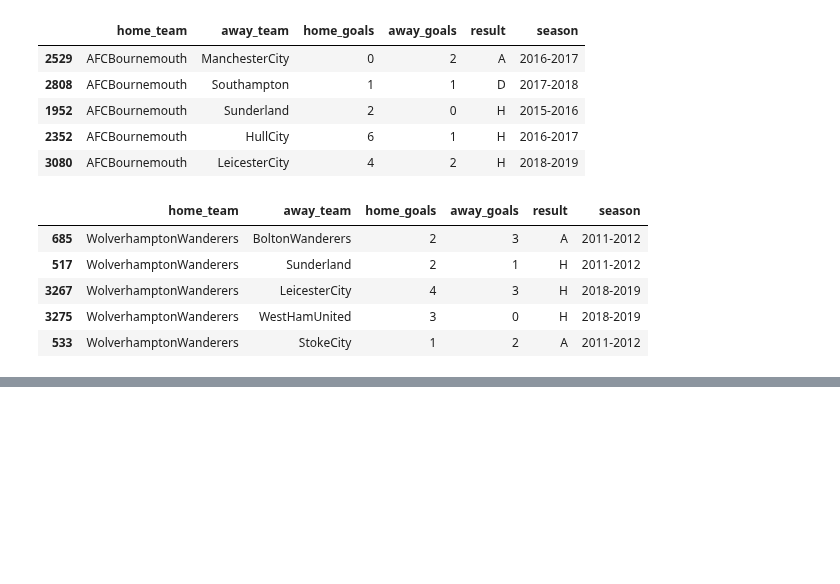
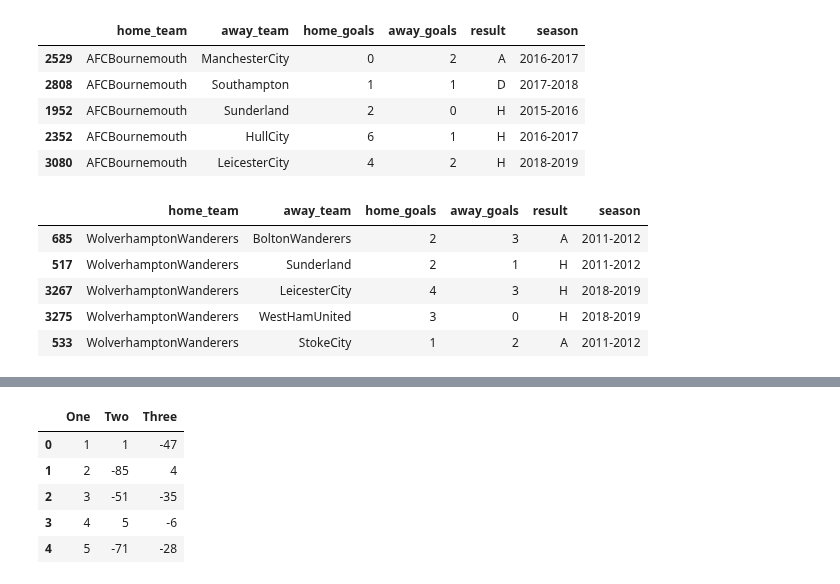
Before and after one commit to galaxy1014/ML_module_summary, a Jupyter notebook: Pandas/Chapter0_Summary/Chapter0.ipynb, the cells around one changed output, grey strips where cells are left out. Cells and saved outputs as stored; diff of their text form; code cells hidden in the pictures; blank space fills up the shorter version.

```diff
--- a/Pandas/Chapter0_Summary/Chapter0.ipynb
+++ b/Pandas/Chapter0_Summary/Chapter0.ipynb
@@ -267,0 +439,9 @@ df.sort_values(by='home_team', ascending=False).head()
+# %%
+df
+# %% [output]
+|  | One | Two | Three |
+| 0 | 1 | 1 | -47 |
+| 1 | 2 | -85 | 4 |
+| 2 | 3 | -51 | -35 |
+| 3 | 4 | 5 | -6 |
+| 4 | 5 | -71 | -28 |
```
Also changed, not shown: parts of 24 cells of this notebook.
